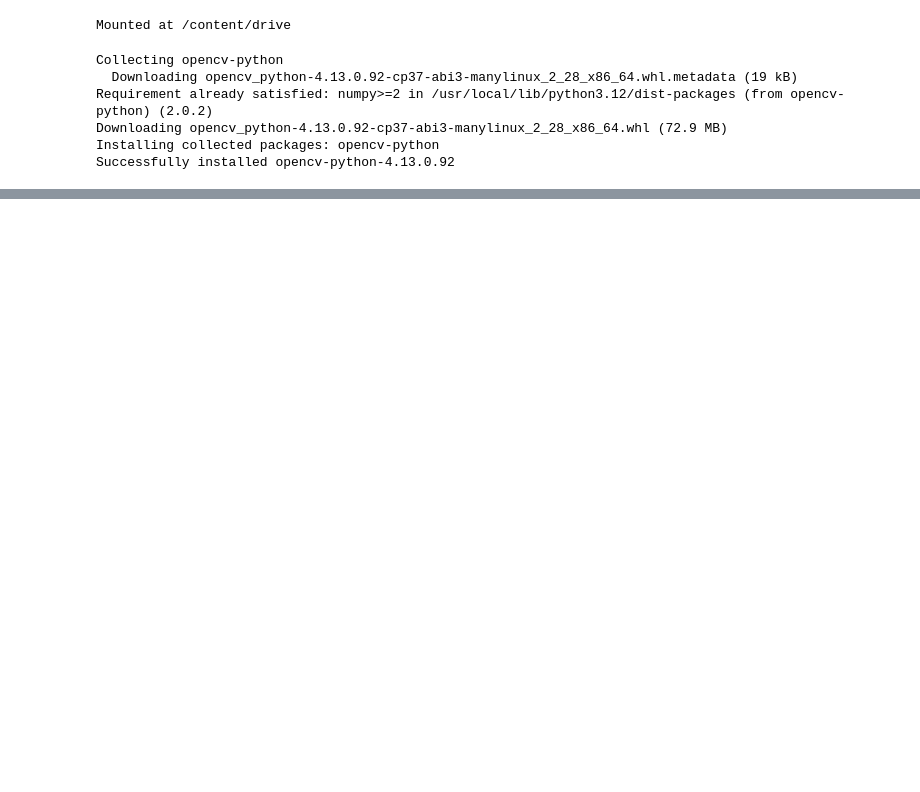
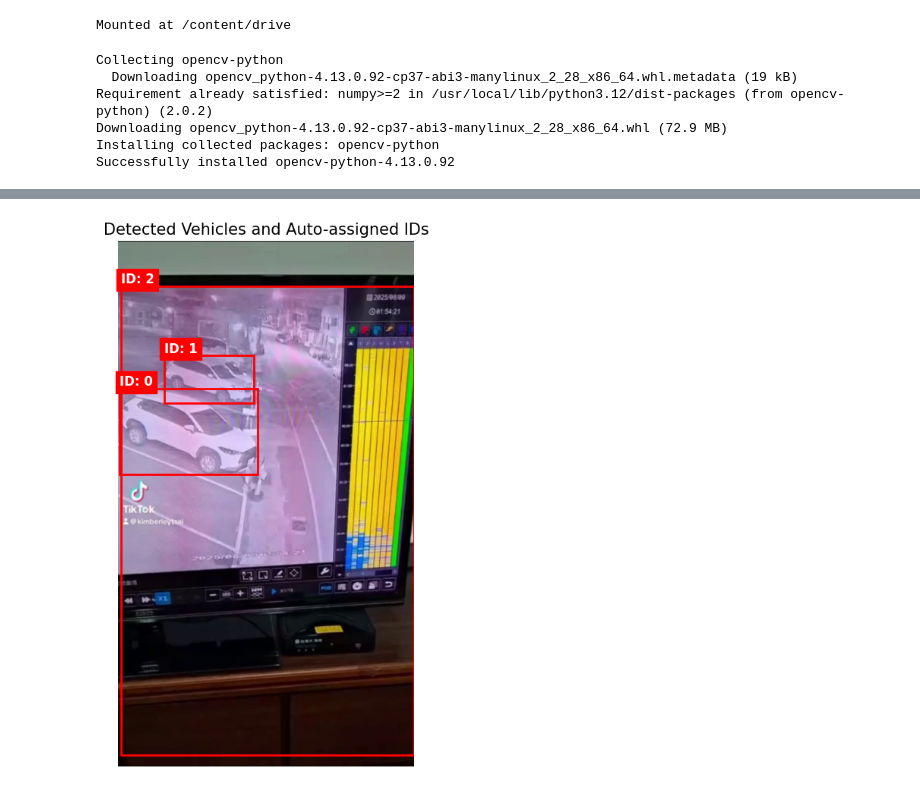
Before and after one commit to jazzyboi1991/Minor-Collision-Detection-System, a Jupyter notebook: model/3d_cnn_base_hitandrun.ipynb, the cells around one changed output, grey strips where cells are left out. Cells and saved outputs as stored; diff of their text form; code cells hidden in the pictures; blank space fills up the shorter version.

```diff
--- a/model/3d_cnn_base_hitandrun.ipynb
+++ b/model/3d_cnn_base_hitandrun.ipynb
@@ -53,3 +53,85 @@ Requirement already satisfied: numpy>=2 in /usr/local/lib/python3.12/dist-packag
 Downloading opencv_python-4.13.0.92-cp37-abi3-manylinux_2_28_x86_64.whl (72.9 MB)
 Installing collected packages: opencv-python
 Successfully installed opencv-python-4.13.0.92
+# %%
+# 실제데이터 라벨링용
+# 영상에서 차량의 id와 바운딩 박스 좌표가 반환
+
+# 1. YOLOv8 패키지 설치 (Colab 환경)
+!pip install -q ultralytics
+
+import cv2
+import matplotlib.pyplot as plt
+from ultralytics import YOLO
+
+# ==========================================
+# ⚙️ 설정: 실제 영상 경로를 입력하세요
+# ==========================================
+video_path = '/content/drive/MyDrive/capstone-26/dataset_real/real01.mp4' # 분석할 실제 비디오 경로
+txt_output_path = video_path.replace('.mp4', '.txt') # 동일한 이름의 txt 파일로 자동 저장
+
+# 2. 사전 학습된 YOLOv8 모델 로드 (가볍고 빠른 nano 버전)
+model = YOLO('yolov8n.pt')
+
+# 3. 비디오에서 첫 프레임 추출
+cap = cv2.VideoCapture(video_path)
+ret, frame = cap.read()
+if not ret:
+    print("❌ 비디오를 읽을 수 없습니다. 경로를 다시 확인해 주세요.")
+    cap.release()
+else:
+    cap.release()
+
+    # BGR을 RGB로 변환 (시각화용)
+    frame_rgb = cv2.cvtColor(frame, cv2.COLOR_BGR2RGB)
+
+    # 4. YOLO 모델로 차량 객체 탐지 수행
+    print("🔍 영상에서 차량을 탐지하는 중입니다...")
+    results = model(frame_rgb, verbose=False)
+
+    # COCO 데이터셋 기준 차량 관련 클래스 ID (2: car, 5: bus, 7: truck)
+    vehicle_classes = [2, 5, 7]
+    detected_cars = []
+
+    # 5. 좌표 추출 및 텍스트 파일 저장 (논문 형식)
+    with open(txt_output_path, 'w') as f:
+        car_id = 0
+        for r in results:
+            boxes = r.boxes
+            for box in boxes:
+                cls = int(box.cls[0])
+                if cls in vehicle_classes: # 탐지된 객체가 차량인 경우만
+                    # 좌표 추출 및 정수 변환
+                    x1, y1, x2, y2 = map(int, box.xyxy[0])
+
+                    # 논문 포맷 작성: car,ID,x_min,y_min,x_max,y_max
+                    line = f"car,{car_id},{x1},{y1},{x2},{y2}\n"
+                    f.write(line)
+
+                    # 시각화를 위해 리스트에 저장
+                    detected_cars.append((car_id, x1, y1, x2, y2))
+                    car_id += 1
+
+    print(f"\n✅ 라벨링 텍스트 파일 자동 생성 완료: {txt_output_path}")
+    print(f"총 {len(detected_cars)}대의 차량이 감지되었습니다.\n")
+
+    # 6. 사용자 확인을 위한 시각화 (어떤 차가 몇 번 ID인지 확인)
+    plt.figure(figsize=(16, 9))
+    plt.imshow(frame_rgb)
+    ax = plt.gca()
+
+    for cid, x1, y1, x2, y2 in detected_cars:
+        # 붉은색 바운딩 박스 그리기
+        rect = plt.Rectangle((x1, y1), x2-x1, y2-y1, fill=False, color='red', linewidth=2)
+        ax.add_patch(rect)
+        # 차량 ID 표시
+        plt.text(x1, y1-10, f'ID: {cid}', color='white', fontsize=12, fontweight='bold', backgroundcolor='red')
+
+    plt.title("Detected Vehicles and Auto-assigned IDs", fontsize=15)
+    plt.axis('off')
+    plt.show()
+
+    print("💡 [사용 방법]")
+    print("위 이미지에서 감시(예측)하고 싶은 타겟 차량의 'ID 번호'를 확인하세요.")
+    print("이후 3D-CNN 예측 코드의 'target_id'에 해당 번호를 입력하고 돌리시면 됩니다!")
+# %% [output]
@@ -55,0 +142 @@ Successfully installed opencv-python-4.13.0.92
+[figure, added]
```
Also changed, not shown: parts of 5 cells of this notebook.
